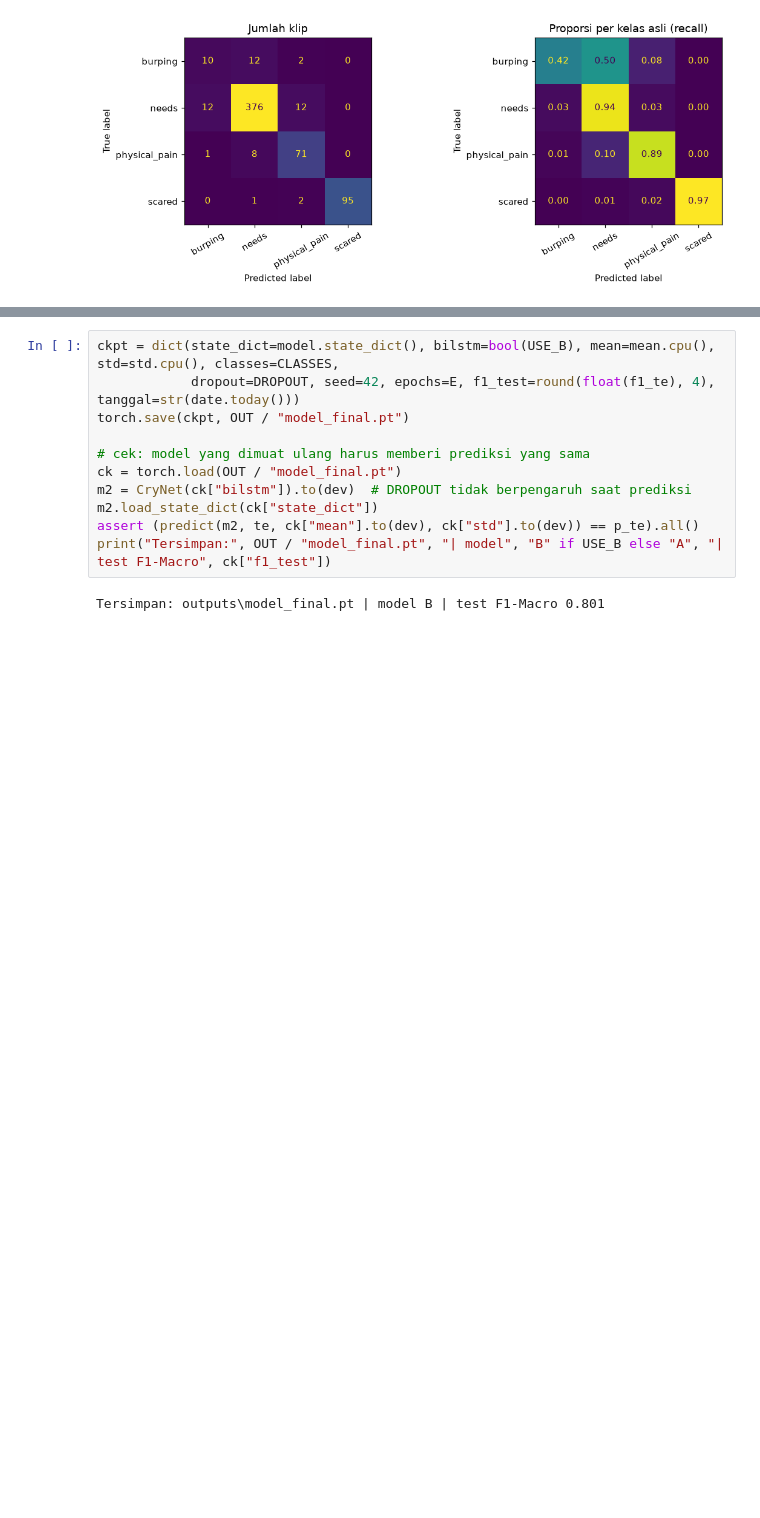
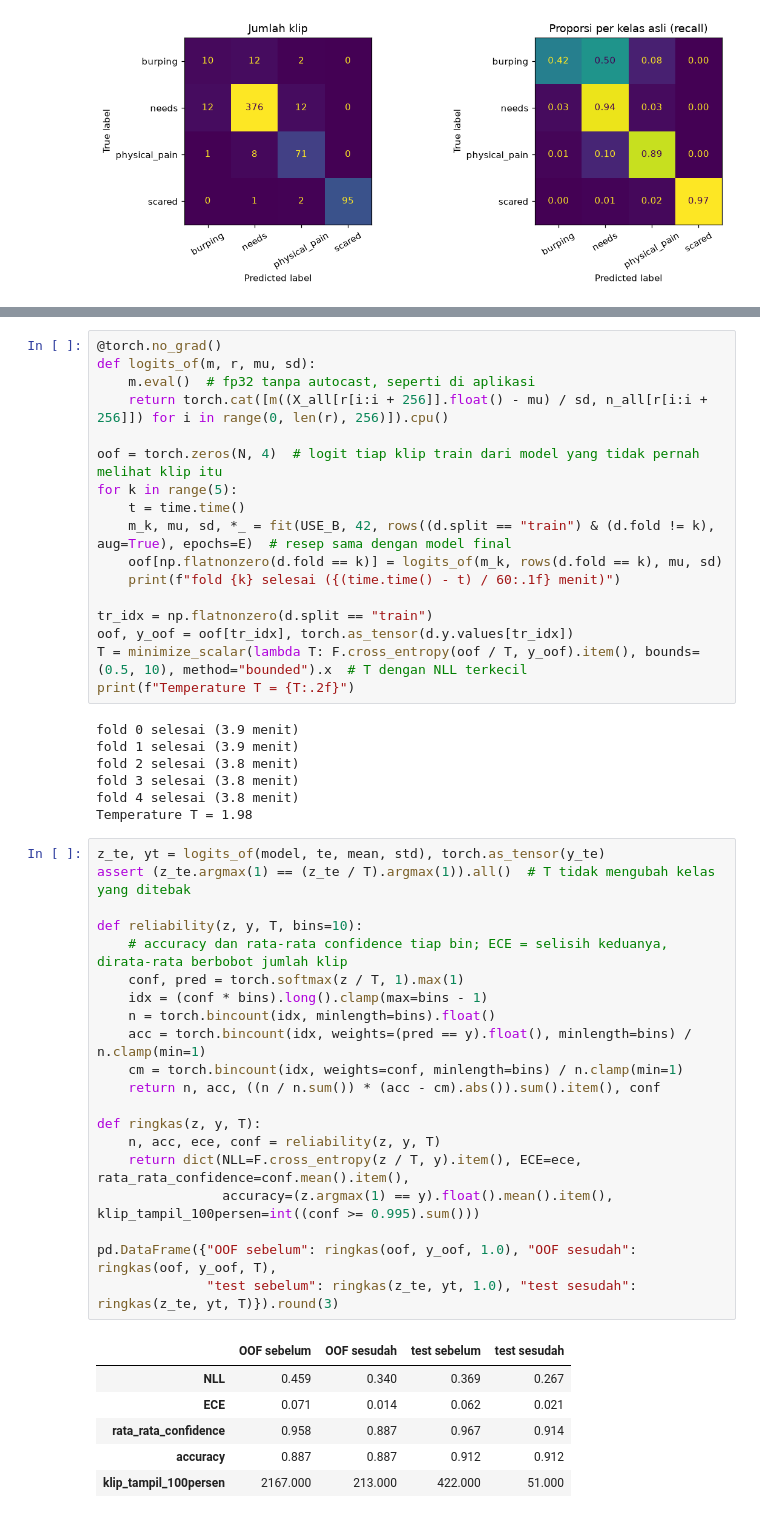
Before and after one commit to ch4nnndra/Klasifikasi-Tangisan-Bayi, a Jupyter notebook: Training_Model.ipynb, the cells around one changed output, grey strips where cells are left out. Drawn from its saved outputs; the diff is of its cells as text; blank space fills up the shorter version.

```diff
--- a/Training_Model.ipynb
+++ b/Training_Model.ipynb
@@ -302,13 +306,51 @@ Model disimpan bersama mean/std normalisasi dan info training. Aplikasi nanti bu
 # %%
-ckpt = dict(state_dict=model.state_dict(), bilstm=bool(USE_B), mean=mean.cpu(), std=std.cpu(), classes=CLASSES,
-            dropout=DROPOUT, seed=42, epochs=E, f1_test=round(float(f1_te), 4), tanggal=str(date.today()))
-torch.save(ckpt, OUT / "model_final.pt")
+@torch.no_grad()
+def logits_of(m, r, mu, sd):
+    m.eval()  # fp32 tanpa autocast, seperti di aplikasi
+    return torch.cat([m((X_all[r[i:i + 256]].float() - mu) / sd, n_all[r[i:i + 256]]) for i in range(0, len(r), 256)]).cpu()
 
-# cek: model yang dimuat ulang harus memberi prediksi yang sama
-ck = torch.load(OUT / "model_final.pt")
-m2 = CryNet(ck["bilstm"]).to(dev)  # DROPOUT tidak berpengaruh saat prediksi
-m2.load_state_dict(ck["state_dict"])
-assert (predict(m2, te, ck["mean"].to(dev), ck["std"].to(dev)) == p_te).all()
-print("Tersimpan:", OUT / "model_final.pt", "| model", "B" if USE_B else "A", "| test F1-Macro", ck["f1_test"])
+oof = torch.zeros(N, 4)  # logit tiap klip train dari model yang tidak pernah melihat klip itu
+for k in range(5):
+    t = time.time()
+    m_k, mu, sd, *_ = fit(USE_B, 42, rows((d.split == "train") & (d.fold != k), aug=True), epochs=E)  # resep sama dengan model final
+    oof[np.flatnonzero(d.fold == k)] = logits_of(m_k, rows(d.fold == k), mu, sd)
+    print(f"fold {k} selesai ({(time.time() - t) / 60:.1f} menit)")
+
+tr_idx = np.flatnonzero(d.split == "train")
+oof, y_oof = oof[tr_idx], torch.as_tensor(d.y.values[tr_idx])
+T = minimize_scalar(lambda T: F.cross_entropy(oof / T, y_oof).item(), bounds=(0.5, 10), method="bounded").x  # T dengan NLL terkecil
+print(f"Temperature T = {T:.2f}")
 # %% [output]
-Tersimpan: outputs\model_final.pt | model B | test F1-Macro 0.801
+fold 0 selesai (3.9 menit)
+fold 1 selesai (3.9 menit)
+fold 2 selesai (3.8 menit)
+fold 3 selesai (3.8 menit)
+fold 4 selesai (3.8 menit)
+Temperature T = 1.98
+# %%
+z_te, yt = logits_of(model, te, mean, std), torch.as_tensor(y_te)
+assert (z_te.argmax(1) == (z_te / T).argmax(1)).all()  # T tidak mengubah kelas yang ditebak
+
+def reliability(z, y, T, bins=10):
+    # accuracy dan rata-rata confidence tiap bin; ECE = selisih keduanya, dirata-rata berbobot jumlah klip
+    conf, pred = torch.softmax(z / T, 1).max(1)
+    idx = (conf * bins).long().clamp(max=bins - 1)
+    n = torch.bincount(idx, minlength=bins).float()
+    acc = torch.bincount(idx, weights=(pred == y).float(), minlength=bins) / n.clamp(min=1)
+    cm = torch.bincount(idx, weights=conf, minlength=bins) / n.clamp(min=1)
+    return n, acc, ((n / n.sum()) * (acc - cm).abs()).sum().item(), conf
+
+def ringkas(z, y, T):
+    n, acc, ece, conf = reliability(z, y, T)
+    return dict(NLL=F.cross_entropy(z / T, y).item(), ECE=ece, rata_rata_confidence=conf.mean().item(),
+                accuracy=(z.argmax(1) == y).float().mean().item(), klip_tampil_100persen=int((conf >= 0.995).sum()))
+
+pd.DataFrame({"OOF sebelum": ringkas(oof, y_oof, 1.0), "OOF sesudah": ringkas(oof, y_oof, T),
+              "test sebelum": ringkas(z_te, yt, 1.0), "test sesudah": ringkas(z_te, yt, T)}).round(3)
+# %% [output]
+|  | OOF sebelum | OOF sesudah | test sebelum | test sesudah |
+| NLL | 0.459 | 0.340 | 0.369 | 0.267 |
+| ECE | 0.071 | 0.014 | 0.062 | 0.021 |
+| rata_rata_confidence | 0.958 | 0.887 | 0.967 | 0.914 |
+| accuracy | 0.887 | 0.887 | 0.912 | 0.912 |
+| klip_tampil_100persen | 2167.000 | 213.000 | 422.000 | 51.000 |
```
Also changed, not shown: parts of 8 cells of this notebook, 5 other files.
